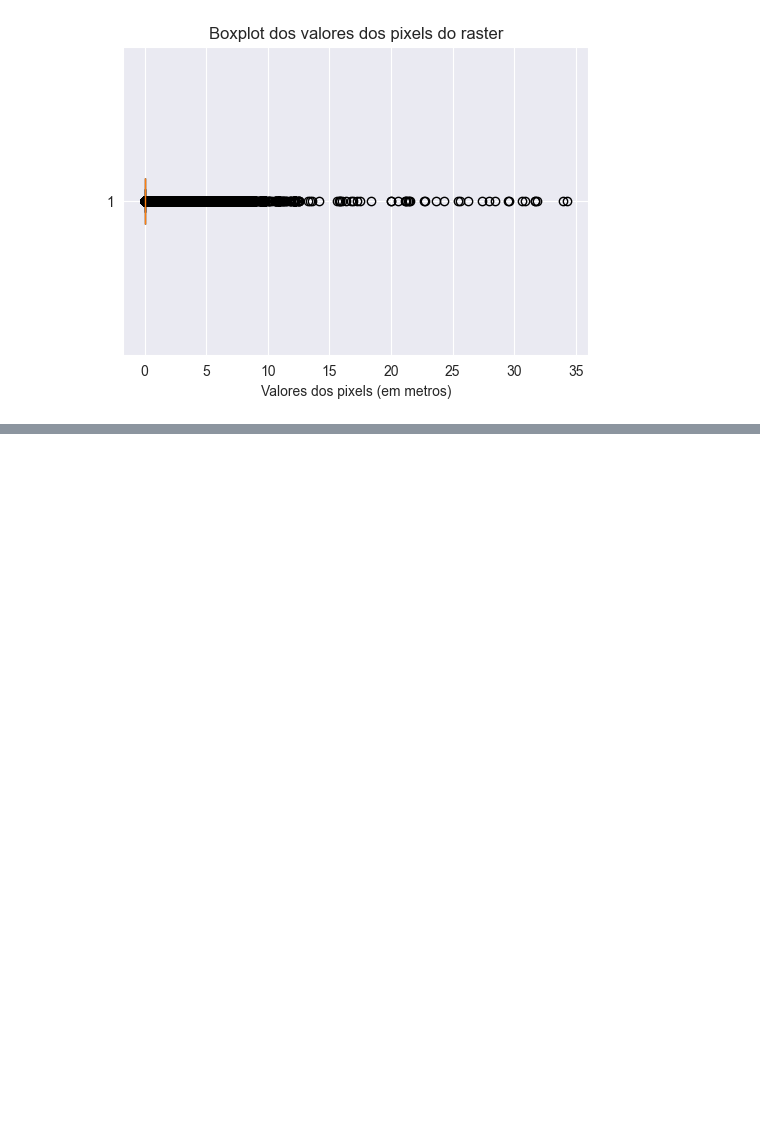
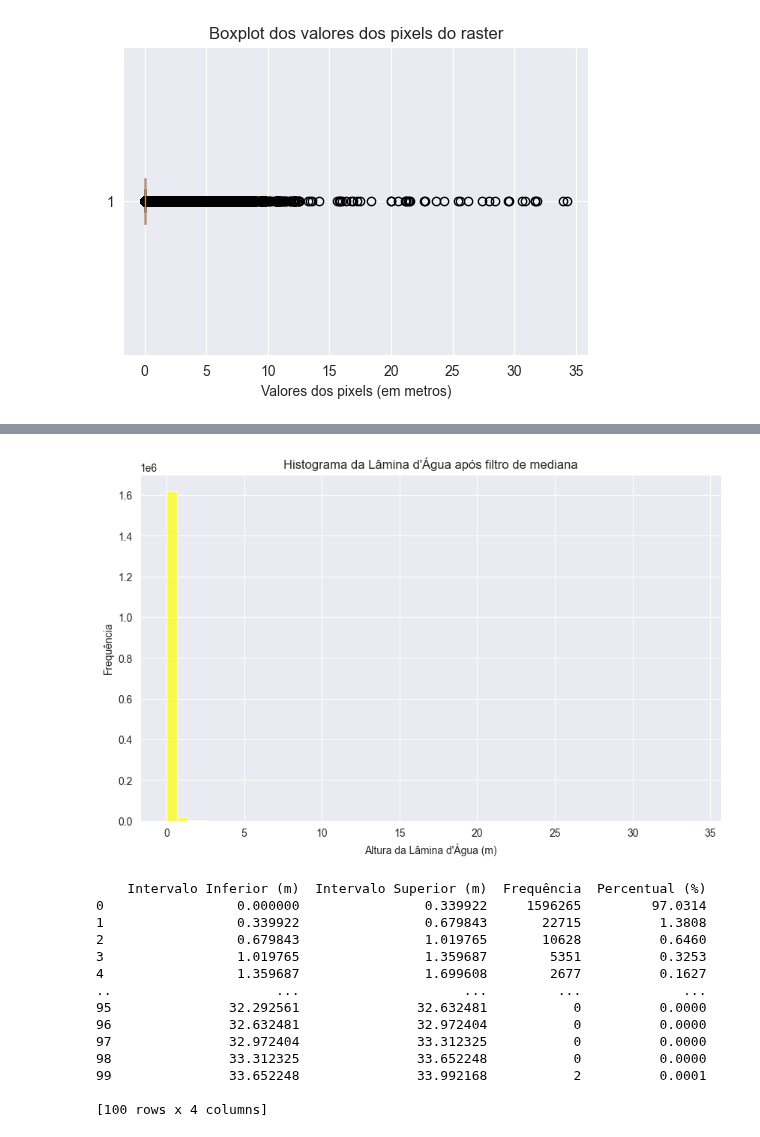
Before and after one commit to marcelof314/SP_urban_flooding, a Jupyter notebook: 05 Raster preparation.ipynb, the cells around one changed output, grey strips where cells are left out. Cells and saved outputs as stored; diff of their text form; code cells hidden in the pictures; blank space fills up the shorter version.

```diff
--- a/05 Raster preparation.ipynb
+++ b/05 Raster preparation.ipynb
@@ -170,2 +187,51 @@ processed_raster = generic_filter(banda1_filtrada, process_pixel, size=3, mode='
+# %%
+# Criando o histograma
+plt.figure(figsize=(10, 6))
+plt.hist(banda1_filtrada_mediana.flatten(), bins=numero_bins, color='yellow', alpha=0.7)
+plt.title('Histograma da Lâmina d\'Água após filtro de mediana')
+plt.xlabel('Altura da Lâmina d\'Água (m)')
+plt.ylabel('Frequência')
+plt.grid(True)
+plt.show()
+
+# Número de intervalos (bins) do histograma
+numero_bins = 100
+
+# Remover valores NaN
+banda1_filtrada_mediana_2 = banda1_filtrada_mediana[~np.isnan(banda1_filtrada_mediana)]
+
+# Gerando o histograma
+counts, bin_edges = np.histogram(banda1_filtrada_mediana_2, bins=numero_bins)
+
+# Calculando o percentual de cada intervalo em relação ao total de pixels filtrados
+total_pixels = counts.sum()
+porcentagens = np.round((counts / total_pixels) * 100,4) # Formatando para quatro casas decimais
+
+# Criando a tabela com os dados do histograma
+tabela_histograma = pd.DataFrame({
+        'Intervalo Inferior (m)': bin_edges[:-1],
+        'Intervalo Superior (m)': bin_edges[1:],
+        'Frequência': counts,
+        'Percentual (%)': porcentagens
+    })
+
+# Exibindo a tabela
+print(tabela_histograma)
+# %% [output]
+[figure, added]
+    Intervalo Inferior (m)  Intervalo Superior (m)  Frequência  Percentual (%)
+0                 0.000000                0.339922     1596265         97.0314
+1                 0.339922                0.679843       22715          1.3808
+2                 0.679843                1.019765       10628          0.6460
+3                 1.019765                1.359687        5351          0.3253
+4                 1.359687                1.699608        2677          0.1627
+..                     ...                     ...         ...             ...
+95               32.292561               32.632481           0          0.0000
+96               32.632481               32.972404           0          0.0000
+97               32.972404               33.312325           0          0.0000
+98               33.312325               33.652248           0          0.0000
+99               33.652248               33.992168           2          0.0001
+
+[100 rows x 4 columns]
 # %%
 # Transformar o raster em uma lista de valores (1D) para criar o boxplot
```
Also changed, not shown: parts of 14 cells of this notebook.
